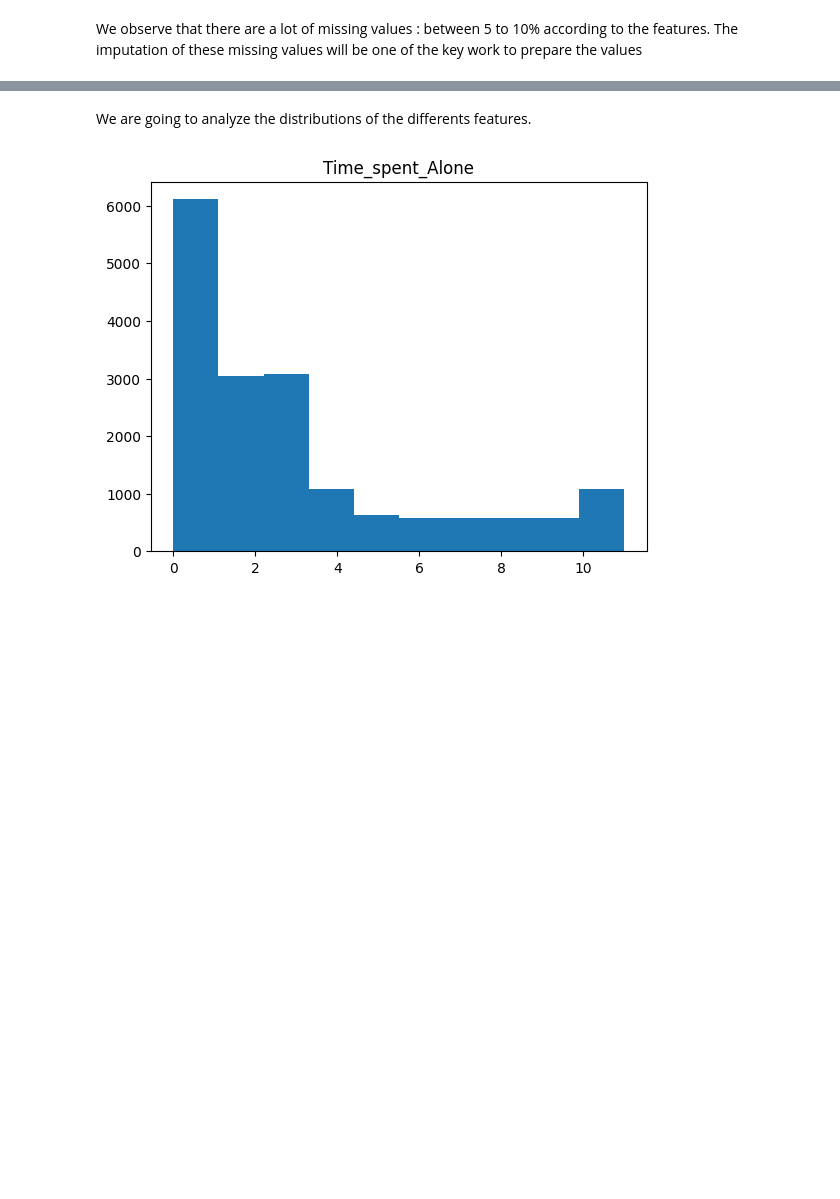
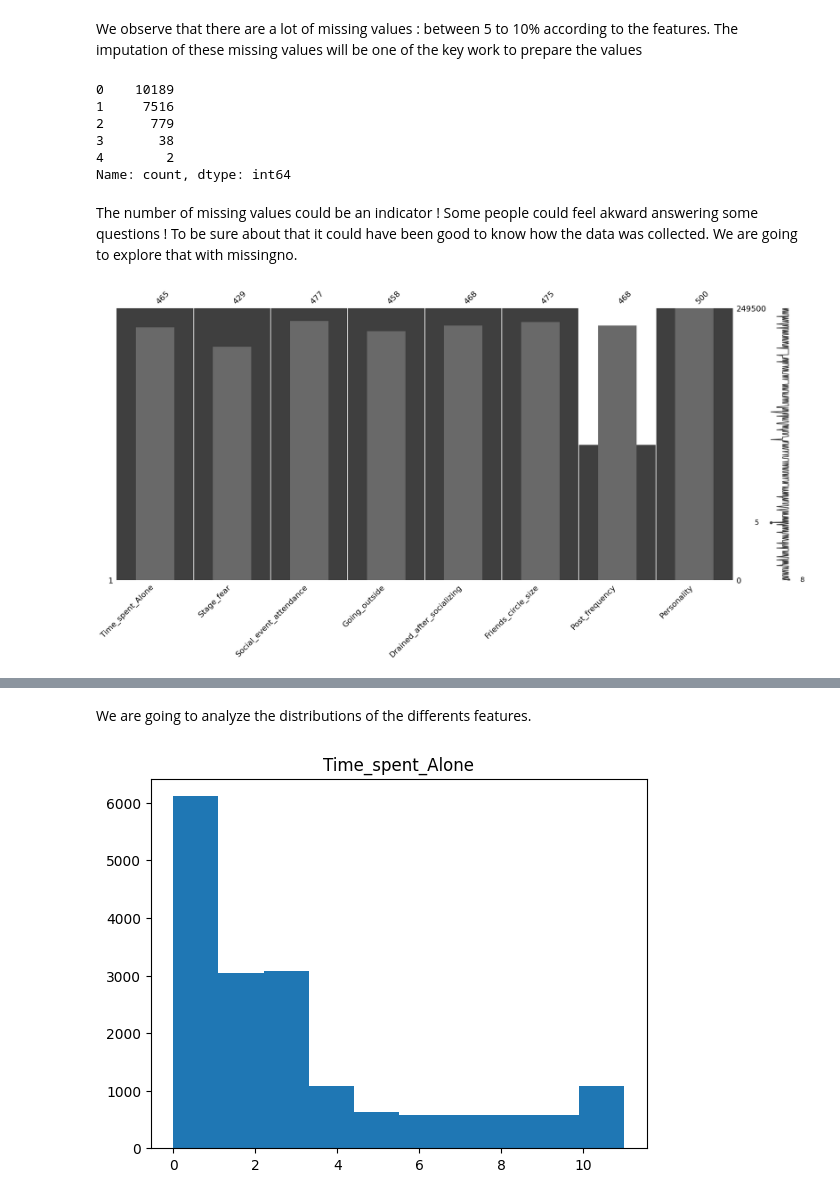
Before and after one commit to leclercrafael/kaggle_introverts, a Jupyter notebook: main.ipynb, the cells around one changed output, grey strips where cells are left out. Saved outputs shown, nothing was run; the diff lists cells and outputs as text; code cells hidden in the pictures; blank space fills up the shorter version.

Commit message:
Data ex

```diff
--- a/main.ipynb
+++ b/main.ipynb
@@ -113,3 +122,19 @@ Personality                   0.000000
 dtype: float64
 # %% [markdown]
 We observe that there are a lot of missing values : between 5 to 10% according to the features. The imputation of these missing values will be one of the key work to prepare the values
+# %%
+train.isnull().sum(axis=1).value_counts()
+# %% [output]
+0    10189
+1     7516
+2      779
+3       38
+4        2
+Name: count, dtype: int64
+# %% [markdown]
+The number of missing values could be an indicator ! Some people could feel akward answering some questions ! To be sure about that it could have been good to know how the data was collected. We are going to explore that with missingno.
+# %%
+ax = mnso.matrix(train.sample(500))
+ax2 = mnso.bar(train.sample(500))
+# %% [output]
+[figure, added]
```
Also changed, not shown: parts of 10 cells of this notebook.
